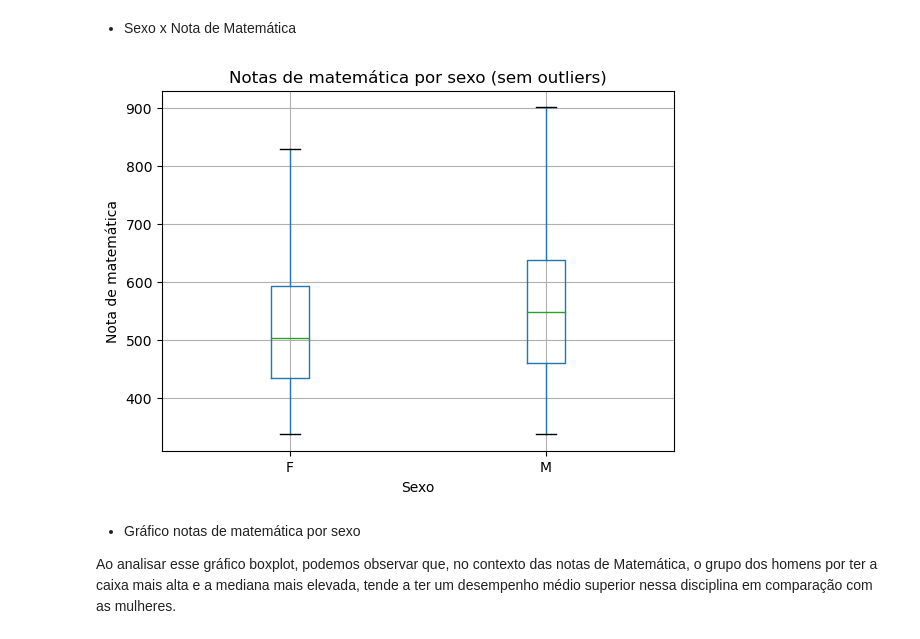
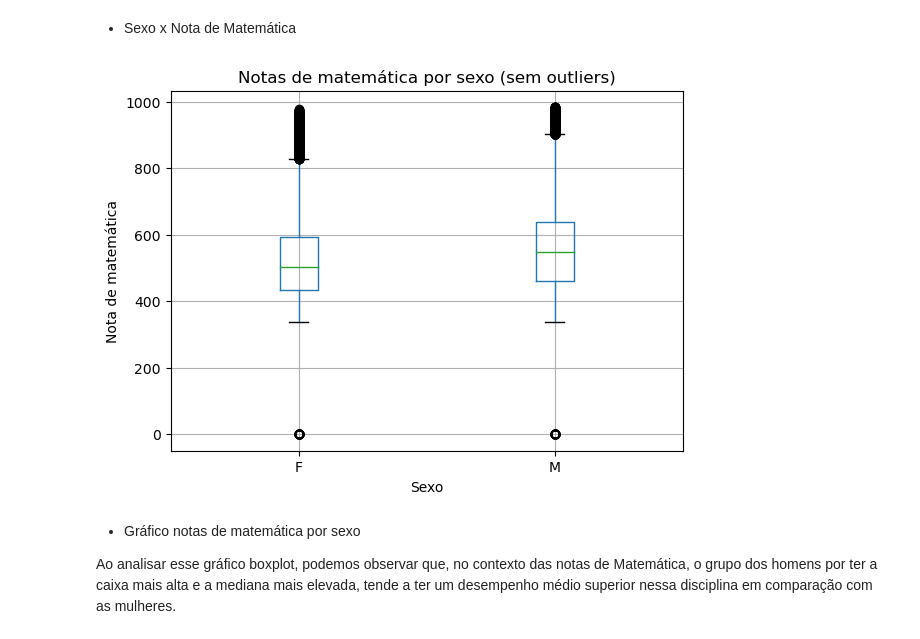
Before and after one commit to MateusMarinheiro18/Projeto-2-Ciencia-dos-Dados, a Jupyter notebook: principal.ipynb, the cells around one changed output. Cells and saved outputs as stored; diff of their text form; code cells hidden in the pictures.

```diff
--- a/principal.ipynb
+++ b/principal.ipynb
@@ -105,6 +109,6 @@ dados.head()
 # %% [markdown]
 Separando colunas de Target e Features:
 # %%
-dados = dados.loc[:, ["TP_FAIXA_ETARIA", "TP_SEXO", "TP_COR_RACA", "TP_ESCOLA", "NU_NOTA_CN", "NU_NOTA_MT"]] # Seleciona as colunas que serão utilizadas como features
+dados = dados.loc[:, ["TP_FAIXA_ETARIA", "TP_SEXO", "TP_COR_RACA", "TP_ESCOLA", "IN_TREINEIRO", "NU_NOTA_MT"]] # Seleciona as colunas que serão utilizadas como features
 dados.head()
 # %% [output]
@@ -124,4 +120,0 @@ Limpando linhas com valores nulos:
-# %%
-dados = dados.dropna() # Remove as linhas que possuem valores nulos
-n = len(dados)
-print('Quantidade de linhas após a limpeza: ', n)
@@ -129,0 +123,4 @@ Quantidade de linhas após a limpeza:  742806
+# %%
+# Remover as linhas com NaN apenas na coluna 'NU_NOTA_MT'
+dados = dados.dropna(subset=['NU_NOTA_MT'])
+dados.head(5)
@@ -129,0 +136,7 @@ Quantidade de linhas após a limpeza:  742806
+# %%
+# Mudando o nome das variáveis da coluna TP_FAIXA_ETARIA
+
+novas_categorias = {1 : '< 17', 2 : '17', 2 : '18', 3 : '19', 4 : '20', 5 : '21', 6 : '22', 7 : '23', 8 : '24', 9 : '25', 10 : '26-30', 11 : '31-35', 12 : '36-40', 13 : '41-45', 14 : '46-50', 15 : '51-55', 16 : '56-60', 17 : '61-65', 18 : '66-70', 19 : '71-75', 20 : '70 >'}
+
+dados['TP_FAIXA_ETARIA'] = dados['TP_FAIXA_ETARIA'].astype('category').cat.rename_categories(novas_categorias)
+dados.head(5)
@@ -165,14 +190,14 @@ O gráfico acima ilustra a média das notas em relação às diferentes faixas e
 - Sexo x Nota de Matemática
 # %%
 # Boxplot das notas de matemática por sexo sem outliers
-dados.boxplot(column='NU_NOTA_MT', by='TP_SEXO', sym='')
+dados.boxplot(column='NU_NOTA_MT', by='TP_SEXO')
 plt.title('Notas de matemática por sexo (sem outliers)')
 plt.suptitle('')
 plt.xlabel('Sexo')
 plt.ylabel('Nota de matemática')
 plt.show()
 # %% [output]
-[figure, old version]
+[figure, new version]
 # %% [markdown]
 - Gráfico notas de matemática por sexo
 
```
Also changed, not shown: parts of 14 cells of this notebook.
